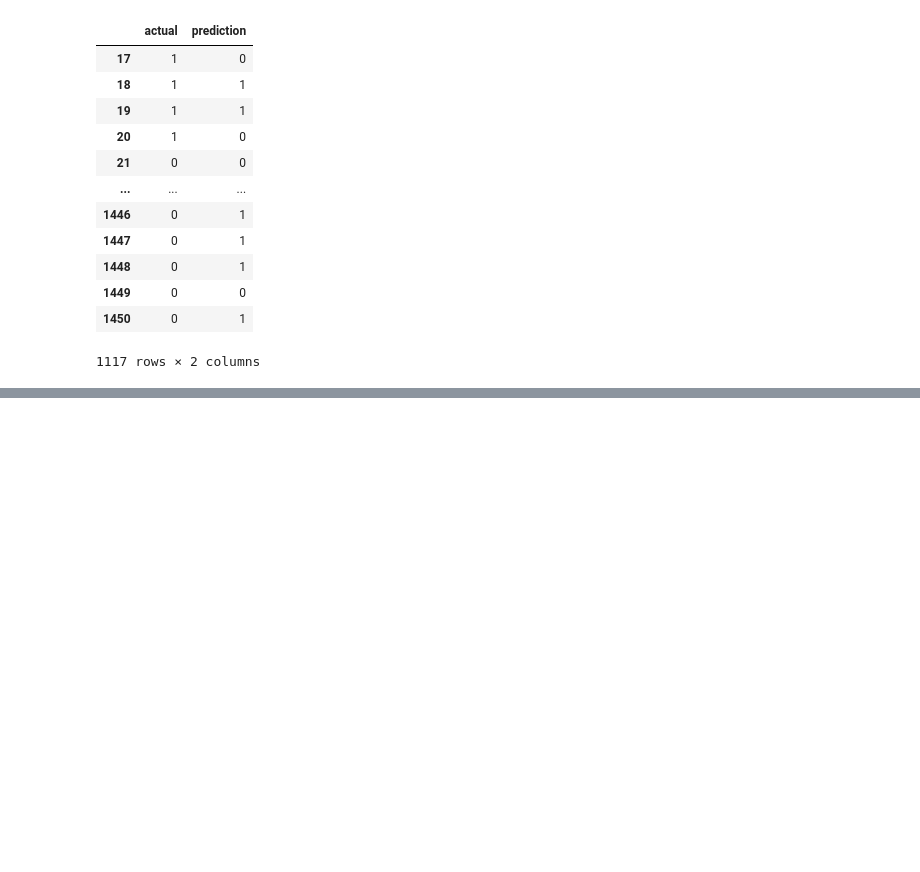
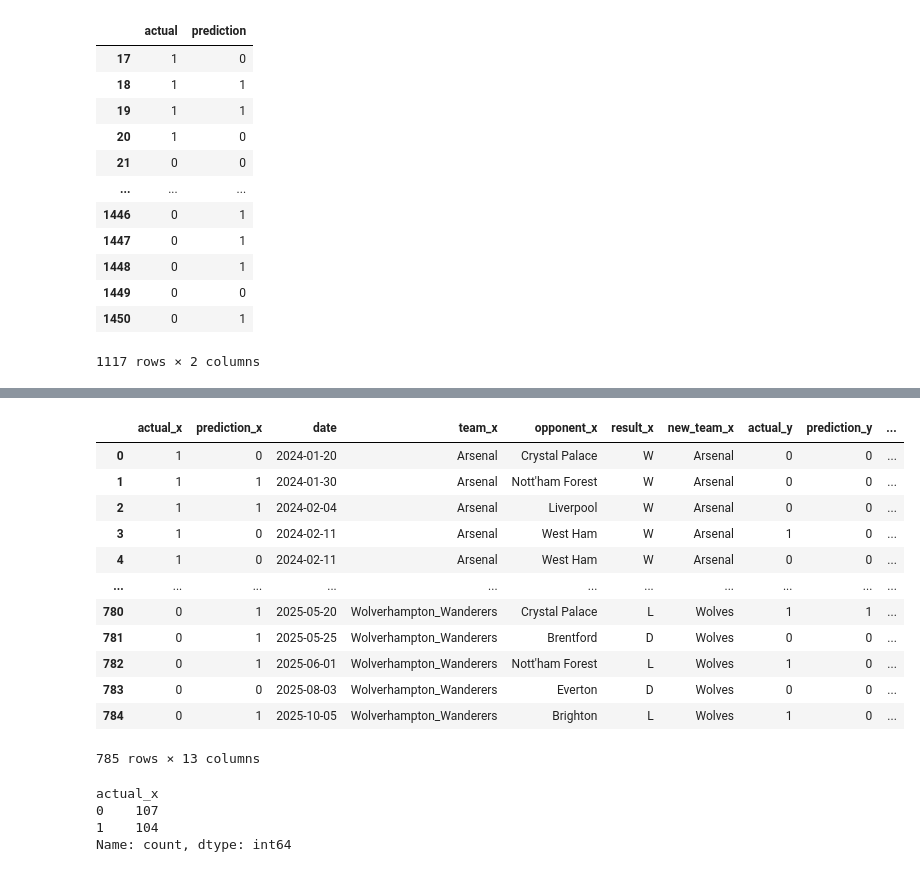
Before and after one commit to arifarman02/EPL-match-winner, a Jupyter notebook: prediction.ipynb, the cells around one changed output, grey strips where cells are left out. Cells and saved outputs as stored; diff of their text form; code cells hidden in the pictures; blank space fills up the shorter version.

```diff
--- a/prediction.ipynb
+++ b/prediction.ipynb
@@ -329,3 +329,6 @@ combined
 | 1449 | 0 | 0 |
 | 1450 | 0 | 1 |
 1117 rows × 2 columns
+# %%
+combined = combined.merge(matches_rolling[['date', 'team', 'opponent', 'result']], left_index=True, right_index=True)
+combined
@@ -331,0 +349,13 @@ combined
+# %%
+class MissingDict(dict):
+    __missing__ = lambda self, key: key
+
+map_values = {
+    'Brighton_&_Hove_Albion': 'Brighton',
+    'Manchester_United': 'Manchester Utd',
+    'Newcastle_United': 'Newcastle Utd',
+    'Tottenham_Hotspur': 'Tottenham',
+    'West_Ham_United': 'West Ham',
+    'Wolverhampton_Wanderers': 'Wolves'
+}
+mapping = MissingDict(**map_values)
@@ -331,0 +366,2 @@ combined
+# %%
+combined['new_team'] = combined['team'].map(mapping)
@@ -331,0 +384,25 @@ combined
+# %%
+merged = combined.merge(combined, left_on=['date', 'new_team'], right_on=['date', 'opponent'])
+# %%
+merged
+# %% [output]
+|  | actual_x | prediction_x | date | team_x | opponent_x | result_x | new_team_x | actual_y | prediction_y | ... |
+| 0 | 1 | 0 | 2024-01-20 | Arsenal | Crystal Palace | W | Arsenal | 0 | 0 | ... |
+| 1 | 1 | 1 | 2024-01-30 | Arsenal | Nott'ham Forest | W | Arsenal | 0 | 0 | ... |
+| 2 | 1 | 1 | 2024-02-04 | Arsenal | Liverpool | W | Arsenal | 0 | 0 | ... |
+| 3 | 1 | 0 | 2024-02-11 | Arsenal | West Ham | W | Arsenal | 1 | 0 | ... |
+| 4 | 1 | 0 | 2024-02-11 | Arsenal | West Ham | W | Arsenal | 0 | 0 | ... |
+| ... | ... | ... | ... | ... | ... | ... | ... | ... | ... | ... |
+| 780 | 0 | 1 | 2025-05-20 | Wolverhampton_Wanderers | Crystal Palace | L | Wolves | 1 | 1 | ... |
+| 781 | 0 | 1 | 2025-05-25 | Wolverhampton_Wanderers | Brentford | D | Wolves | 0 | 0 | ... |
+| 782 | 0 | 1 | 2025-06-01 | Wolverhampton_Wanderers | Nott'ham Forest | L | Wolves | 1 | 0 | ... |
+| 783 | 0 | 0 | 2025-08-03 | Wolverhampton_Wanderers | Everton | D | Wolves | 0 | 0 | ... |
+| 784 | 0 | 1 | 2025-10-05 | Wolverhampton_Wanderers | Brighton | L | Wolves | 1 | 0 | ... |
+785 rows × 13 columns
+# %%
+merged[(merged['prediction_x'] == 1) & (merged['prediction_y'] == 0)]['actual_x'].value_counts()
+# %% [output]
+actual_x
+0    107
+1    104
+Name: count, dtype: int64
```
Also changed, not shown: parts of 5 cells of this notebook.
